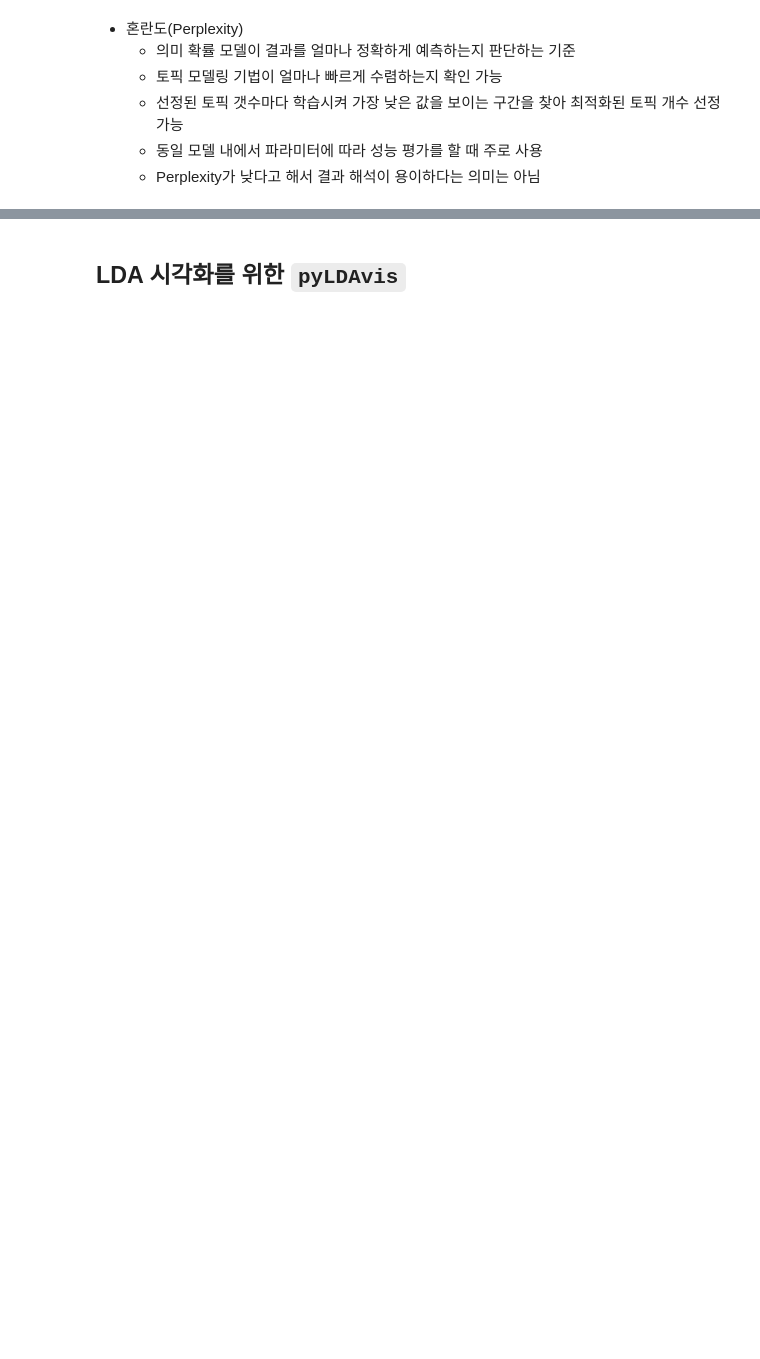
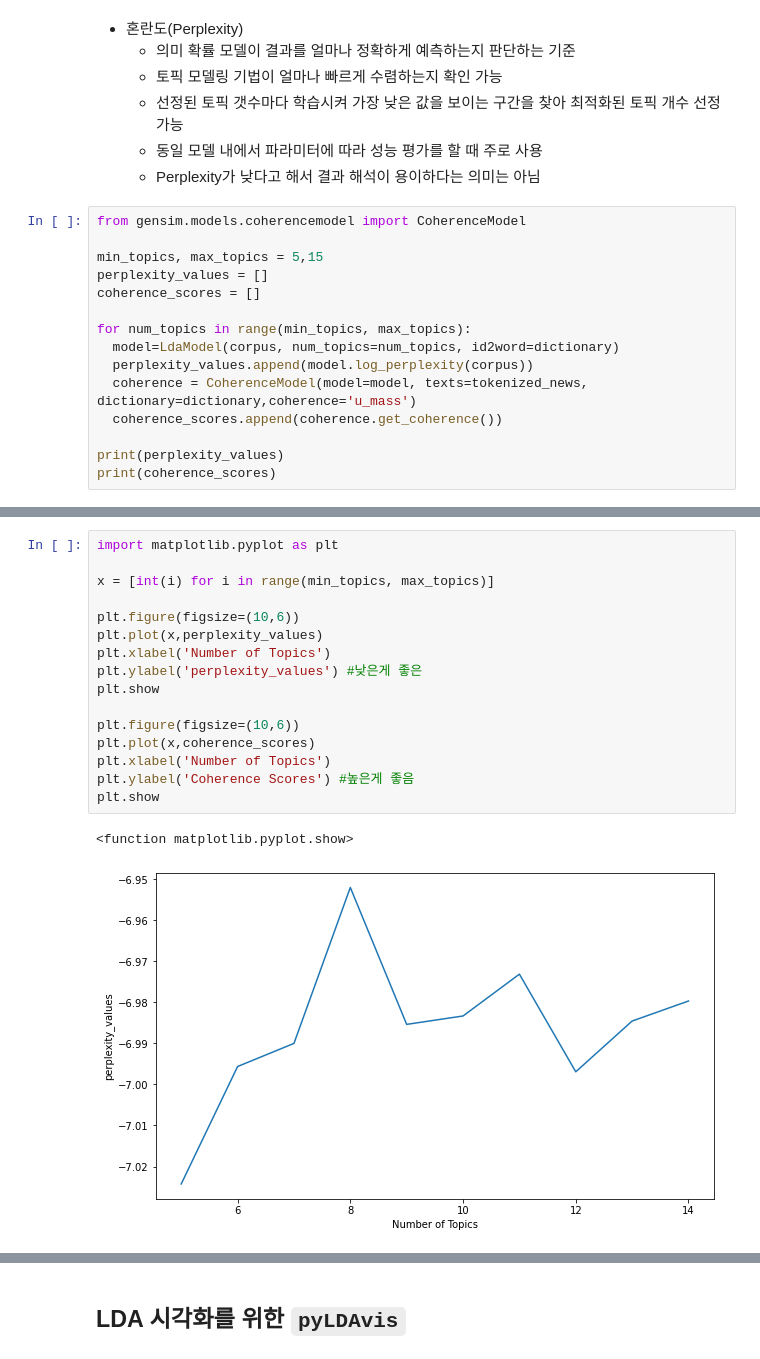
Before and after one commit to hyeonniii/NLP, a Jupyter notebook: _11_토픽_모델링(Topic_Modeling).ipynb, the cells around one changed output, grey strips where cells are left out. Saved outputs shown, nothing was run; the diff lists cells and outputs as text; blank space fills up the shorter version.

```diff
--- a/_11_토픽_모델링(Topic_Modeling).ipynb
+++ b/_11_토픽_모델링(Topic_Modeling).ipynb
@@ -78,3 +314,18 @@
   * 선정된 토픽 갯수마다 학습시켜 가장 낮은 값을 보이는 구간을 찾아 최적화된 토픽 개수 선정 가능
   * 동일 모델 내에서 파라미터에 따라 성능 평가를 할 때 주로 사용
   * Perplexity가 낮다고 해서 결과 해석이 용이하다는 의미는 아님
+# %%
+from gensim.models.coherencemodel import CoherenceModel
+
+min_topics, max_topics = 5,15
+perplexity_values = []
+coherence_scores = []
+
+for num_topics in range(min_topics, max_topics):
+  model=LdaModel(corpus, num_topics=num_topics, id2word=dictionary)
+  perplexity_values.append(model.log_perplexity(corpus))
+  coherence = CoherenceModel(model=model, texts=tokenized_news, dictionary=dictionary,coherence='u_mass')
+  coherence_scores.append(coherence.get_coherence())
+
+print(perplexity_values)
+print(coherence_scores)
@@ -80,0 +345,19 @@
+# %%
+import matplotlib.pyplot as plt
+
+x = [int(i) for i in range(min_topics, max_topics)]
+
+plt.figure(figsize=(10,6))
+plt.plot(x,perplexity_values)
+plt.xlabel('Number of Topics')
+plt.ylabel('perplexity_values') #낮은게 좋은
+plt.show
+
+plt.figure(figsize=(10,6))
+plt.plot(x,coherence_scores)
+plt.xlabel('Number of Topics')
+plt.ylabel('Coherence Scores') #높은게 좋음
+plt.show
+# %% [output]
+<function matplotlib.pyplot.show>
+[figure, added]
```
Also changed, not shown: parts of 41 cells of this notebook.
